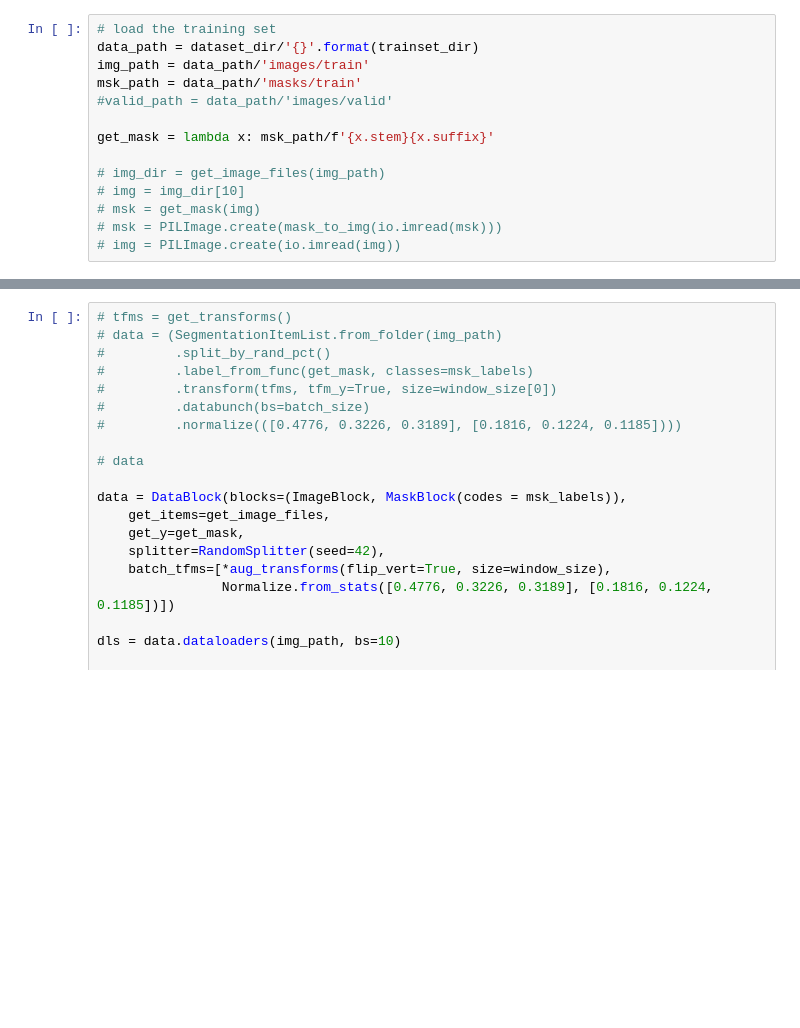
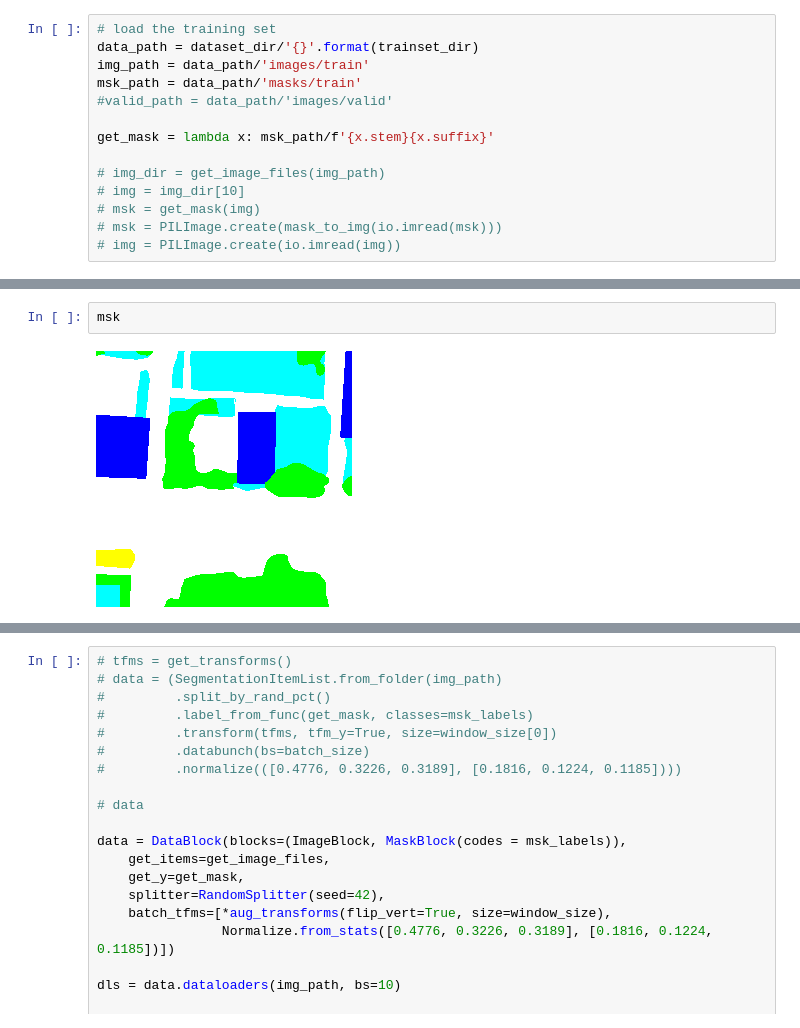
Before and after one commit to cliffbb/geppy_nn, a Jupyter notebook: nas_seg_v1.ipynb, the cells around one changed output, grey strips where cells are left out. Saved outputs shown, nothing was run; the diff lists cells and outputs as text; blank space fills up the shorter version.

```diff
--- a/nas_seg_v1.ipynb
+++ b/nas_seg_v1.ipynb
@@ -72,0 +81,4 @@ Path('/home/cliff/rs_imagery/ISPRS-DATASETS/Vaihingen/vaihingen_128/images/train
+# %%
+msk
+# %% [output]
+[figure, added]
```
Also changed, not shown: parts of 9 cells of this notebook, 4 other files.
